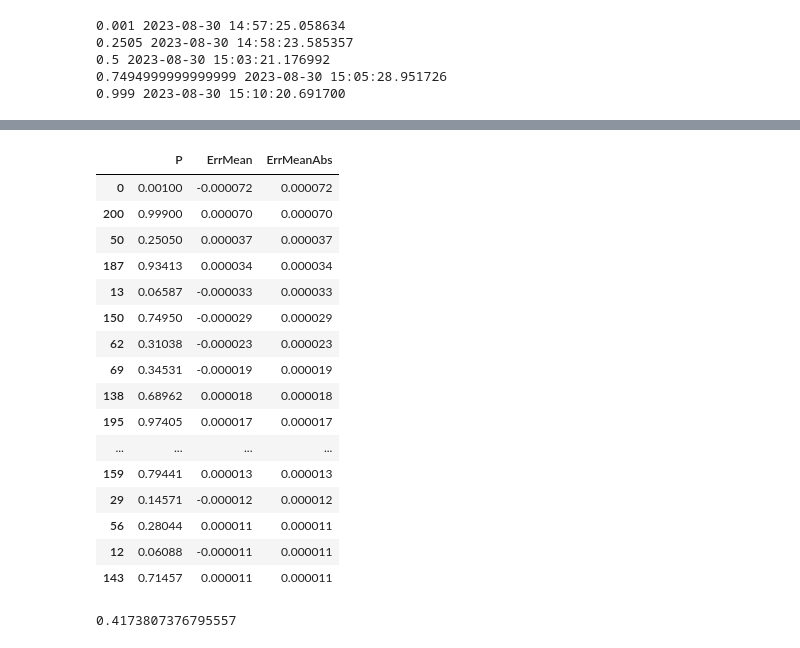
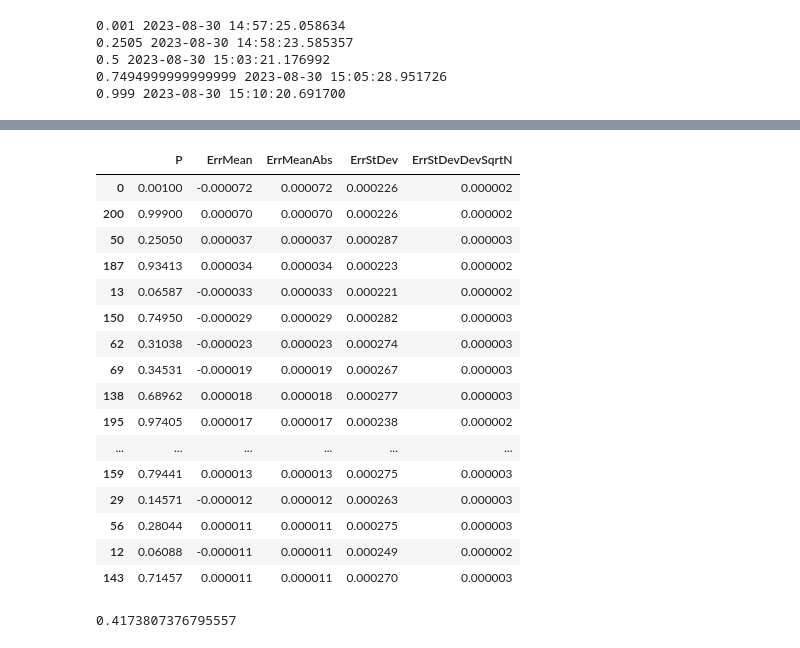
Before and after one commit to Koichi-Miyamoto/QAEErrorVsNShotNGrover, a Jupyter notebook: IQAEBinom_VariousP.ipynb, the cells around one changed output, grey strips where cells are left out. Saved outputs shown, nothing was run; the diff lists cells and outputs as text; code cells hidden in the pictures.

```diff
--- a/IQAEBinom_VariousP.ipynb
+++ b/IQAEBinom_VariousP.ipynb
@@ -109,24 +123,25 @@ plt.show()
 # %%
-df = pd.DataFrame({"P":ps, "ErrMean":errAvgs, "ErrMeanAbs":np.abs(errAvgs)})
+df = pd.DataFrame({"P":ps, "ErrMean":errAvgs, "ErrMeanAbs":np.abs(errAvgs), "ErrStDev":errStds, "ErrStDevDevSqrtN":errStds / np.sqrt(nEstim)})
+df.to_csv("C:/Users/koich/Desktop/Code/QAEErrorVsNShotNGrover/output/20230830_IQAEVariousP_nShotUnit1/summary/errMeanStd.csv", index=False)
 df.sort_values("ErrMeanAbs", ascending=False)[:20]
 # %% [output]
-|  | P | ErrMean | ErrMeanAbs |
-| 0 | 0.00100 | -0.000072 | 0.000072 |
-| 200 | 0.99900 | 0.000070 | 0.000070 |
-| 50 | 0.25050 | 0.000037 | 0.000037 |
-| 187 | 0.93413 | 0.000034 | 0.000034 |
-| 13 | 0.06587 | -0.000033 | 0.000033 |
-| 150 | 0.74950 | -0.000029 | 0.000029 |
-| 62 | 0.31038 | -0.000023 | 0.000023 |
-| 69 | 0.34531 | -0.000019 | 0.000019 |
-| 138 | 0.68962 | 0.000018 | 0.000018 |
-| 195 | 0.97405 | 0.000017 | 0.000017 |
-| ... | ... | ... | ... |
-| 159 | 0.79441 | 0.000013 | 0.000013 |
-| 29 | 0.14571 | -0.000012 | 0.000012 |
-| 56 | 0.28044 | 0.000011 | 0.000011 |
-| 12 | 0.06088 | -0.000011 | 0.000011 |
-| 143 | 0.71457 | 0.000011 | 0.000011 |
+|  | P | ErrMean | ErrMeanAbs | ErrStDev | ErrStDevDevSqrtN |
+| 0 | 0.00100 | -0.000072 | 0.000072 | 0.000226 | 0.000002 |
+| 200 | 0.99900 | 0.000070 | 0.000070 | 0.000226 | 0.000002 |
+| 50 | 0.25050 | 0.000037 | 0.000037 | 0.000287 | 0.000003 |
+| 187 | 0.93413 | 0.000034 | 0.000034 | 0.000223 | 0.000002 |
+| 13 | 0.06587 | -0.000033 | 0.000033 | 0.000221 | 0.000002 |
+| 150 | 0.74950 | -0.000029 | 0.000029 | 0.000282 | 0.000003 |
+| 62 | 0.31038 | -0.000023 | 0.000023 | 0.000274 | 0.000003 |
+| 69 | 0.34531 | -0.000019 | 0.000019 | 0.000267 | 0.000003 |
+| 138 | 0.68962 | 0.000018 | 0.000018 | 0.000277 | 0.000003 |
+| 195 | 0.97405 | 0.000017 | 0.000017 | 0.000238 | 0.000002 |
+| ... | ... | ... | ... | ... | ... |
+| 159 | 0.79441 | 0.000013 | 0.000013 | 0.000275 | 0.000003 |
+| 29 | 0.14571 | -0.000012 | 0.000012 | 0.000263 | 0.000003 |
+| 56 | 0.28044 | 0.000011 | 0.000011 | 0.000275 | 0.000003 |
+| 12 | 0.06088 | -0.000011 | 0.000011 | 0.000249 | 0.000002 |
+| 143 | 0.71457 | 0.000011 | 0.000011 | 0.000270 | 0.000003 |
 # %%
 theta093413 = np.arcsin(np.sqrt(0.93413))
 print(theta093413 / (np.pi))
```
Also changed, not shown: parts of 4 cells of this notebook, 6 other files.
